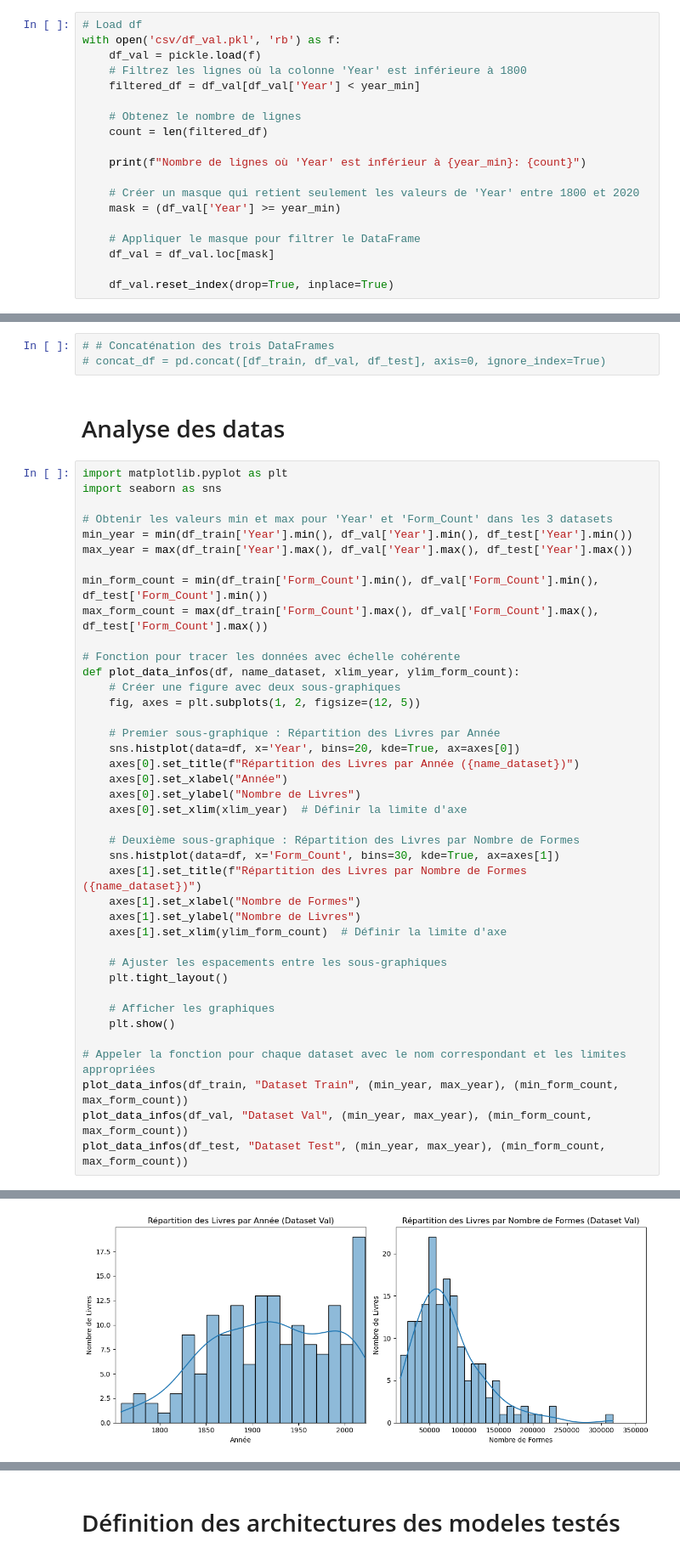
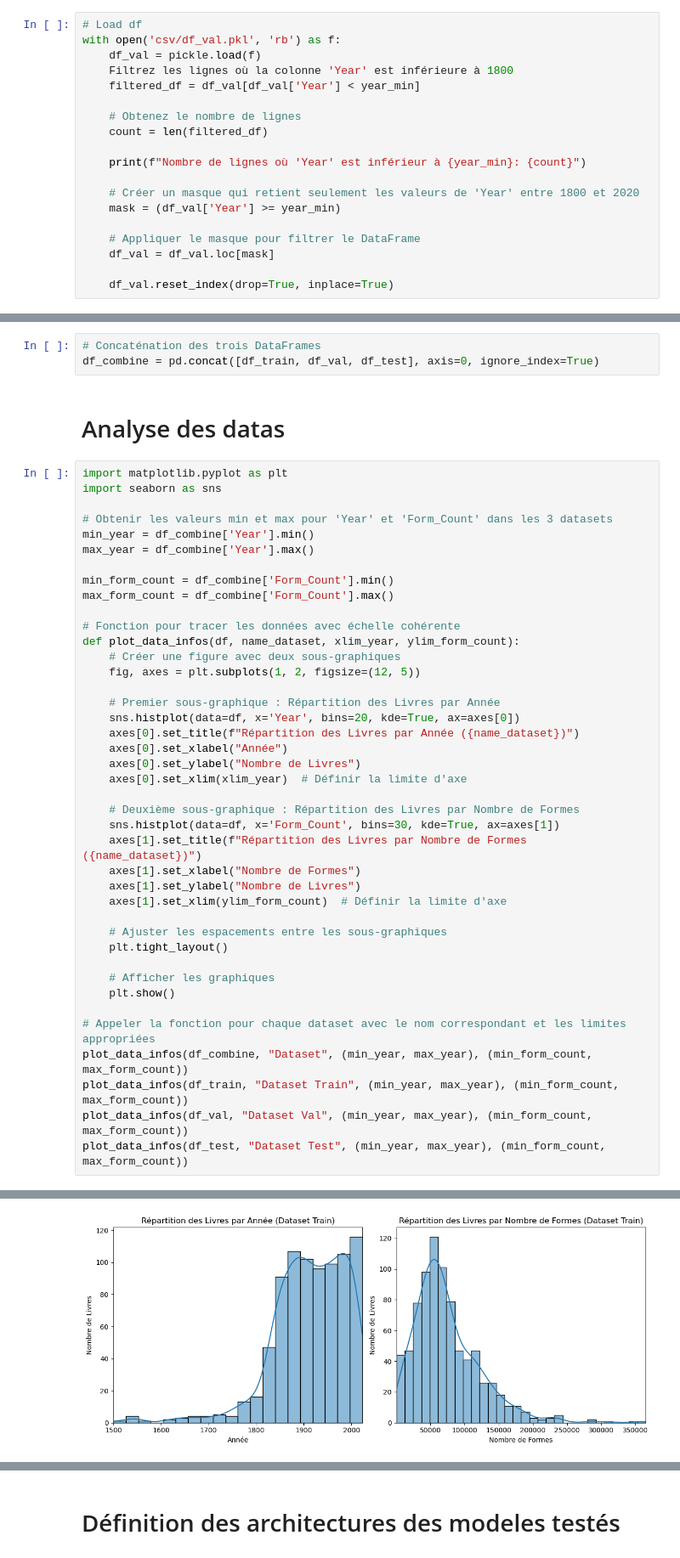
Before and after one commit to dorianGT/Text-Datation-With-CNN, a Jupyter notebook: Main_TER.ipynb, the cells around one changed output, grey strips where cells are left out. Shown at 85% size. Drawn from its saved outputs; the diff is of its cells as text.

```diff
--- a/Main_TER.ipynb
+++ b/Main_TER.ipynb
@@ -484,7 +442,7 @@ Tokenisation terminée.
 # Load df
 with open('csv/df_val.pkl', 'rb') as f:
     df_val = pickle.load(f)
-    # Filtrez les lignes où la colonne 'Year' est inférieure à 1800
+    Filtrez les lignes où la colonne 'Year' est inférieure à 1800
     filtered_df = df_val[df_val['Year'] < year_min]
 
     # Obtenez le nombre de lignes
@@ -566,6 +502,6 @@ Nombre de lignes où 'Year' est inférieur à 1750: 2
 # %%
-# # Concaténation des trois DataFrames
-# concat_df = pd.concat([df_train, df_val, df_test], axis=0, ignore_index=True)
+# Concaténation des trois DataFrames
+df_combine = pd.concat([df_train, df_val, df_test], axis=0, ignore_index=True)
 # %% [markdown]
 # Analyse des datas
 # %%
@@ -573,11 +509,11 @@ import matplotlib.pyplot as plt
 import seaborn as sns
 
 # Obtenir les valeurs min et max pour 'Year' et 'Form_Count' dans les 3 datasets
-min_year = min(df_train['Year'].min(), df_val['Year'].min(), df_test['Year'].min())
-max_year = max(df_train['Year'].max(), df_val['Year'].max(), df_test['Year'].max())
+min_year = df_combine['Year'].min()
+max_year = df_combine['Year'].max()
 
-min_form_count = min(df_train['Form_Count'].min(), df_val['Form_Count'].min(), df_test['Form_Count'].min())
-max_form_count = max(df_train['Form_Count'].max(), df_val['Form_Count'].max(), df_test['Form_Count'].max())
+min_form_count = df_combine['Form_Count'].min()
+max_form_count = df_combine['Form_Count'].max()
 
 # Fonction pour tracer les données avec échelle cohérente
 def plot_data_infos(df, name_dataset, xlim_year, ylim_form_count):
@@ -605,6 +541,7 @@ def plot_data_infos(df, name_dataset, xlim_year, ylim_form_count):
     plt.show()
 
 # Appeler la fonction pour chaque dataset avec le nom correspondant et les limites appropriées
+plot_data_infos(df_combine, "Dataset", (min_year, max_year), (min_form_count, max_form_count))
 plot_data_infos(df_train, "Dataset Train", (min_year, max_year), (min_form_count, max_form_count))
 plot_data_infos(df_val, "Dataset Val", (min_year, max_year), (min_form_count, max_form_count))
 plot_data_infos(df_test, "Dataset Test", (min_year, max_year), (min_form_count, max_form_count))
@@ -613 +550 @@ plot_data_infos(df_test, "Dataset Test", (min_year, max_year), (min_form_count,
-[figure, old version]
+[figure, new version]
```
Also changed, not shown: parts of 14 cells of this notebook, 2 other files.
